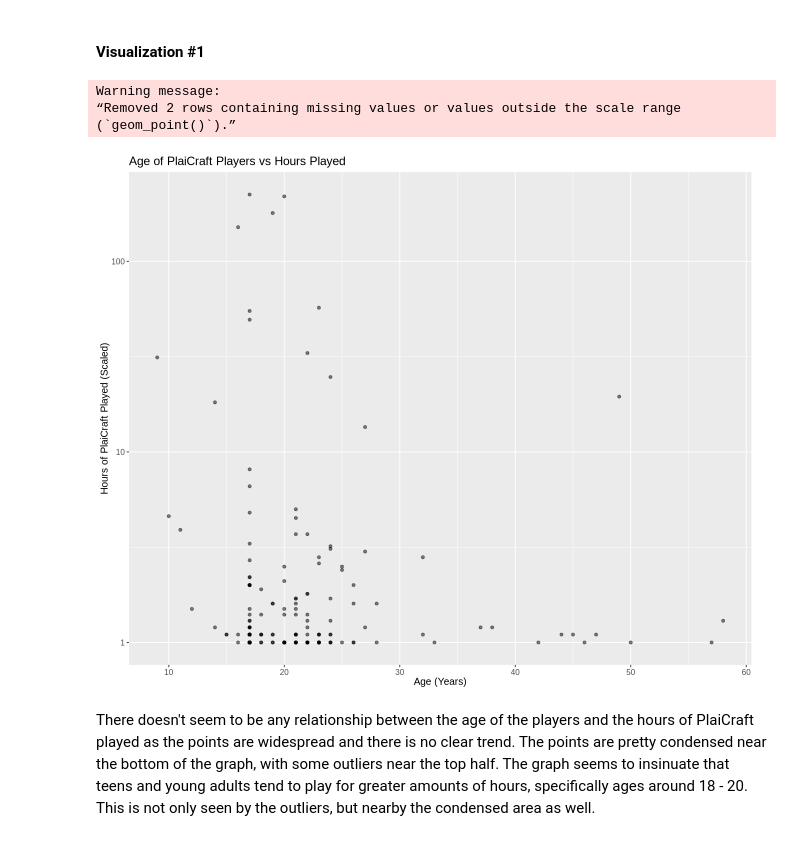
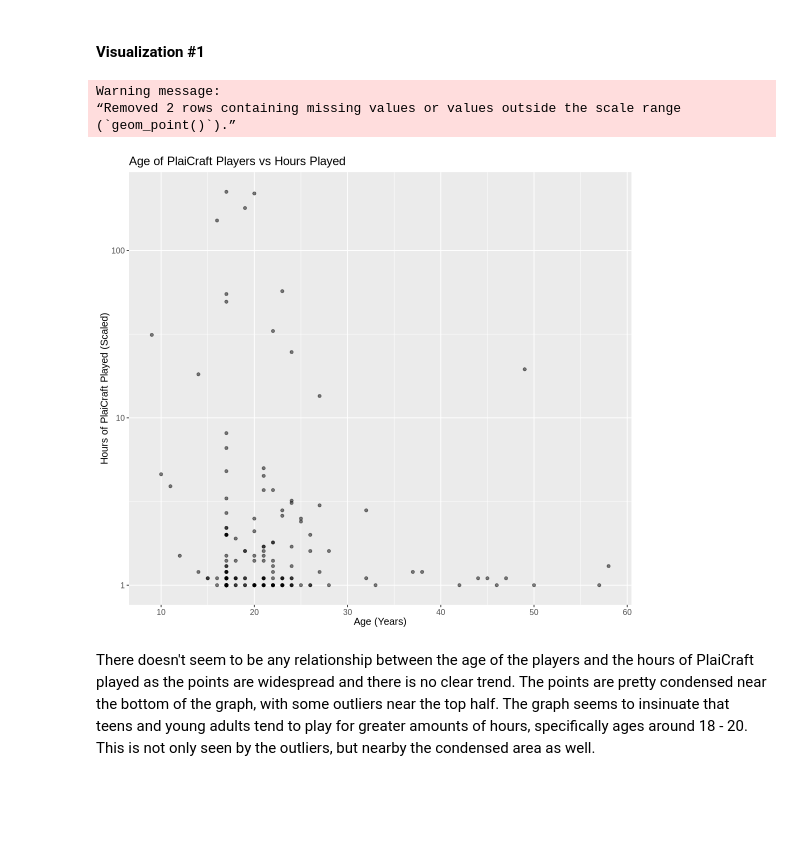
Before and after one commit to tchan0717/dsci-100-2025w1-group-36, a Jupyter notebook: plaicraft_project.ipynb, the cells around one changed output. Drawn from its saved outputs; the diff is of its cells as text; code cells hidden in the pictures; blank space fills up the shorter version.

```diff
--- a/plaicraft_project.ipynb
+++ b/plaicraft_project.ipynb
@@ -414,19 +413,19 @@ Some of the graphs provide information that is not as important for my specific
 # %% [markdown]
 #### Visualization #1
 # %%
-options(repr.plot.width = 11, repr.plot.height = 9)
+options(repr.plot.width = 9, repr.plot.height = 8)
 played_hours_age_plot <- ggplot(players_data, aes(x = Age, y = played_hours + 1)) + #add +1 so that when we log our y axis, the 0 values won't be infinity
                             geom_point(alpha = 0.5) +
                             labs(x = "Age (Years)", y = "Hours of PlaiCraft Played (Scaled)") +
                             ggtitle("Age of PlaiCraft Players vs Hours Played") +
                             scale_y_log10() +
                             theme(text = element_text(size = 12))
 played_hours_age_plot
 # %% [output]
 Warning message:
 “Removed 2 rows containing missing values or values outside the scale range
 (`geom_point()`).”
-[figure, old version]
+[figure, new version]
 # %% [markdown]
 There doesn't seem to be any relationship between the age of the players and the hours of PlaiCraft played as the points are widespread and there is no clear trend. The points are pretty condensed near the bottom of the graph, with some outliers near the top half. The graph seems to insinuate that teens and young adults tend to play for greater amounts of hours, specifically ages around 18 - 20. This is not only seen by the outliers, but nearby the condensed area as well.
 # %% [markdown]
```
Also changed, not shown: parts of 9 cells of this notebook.
